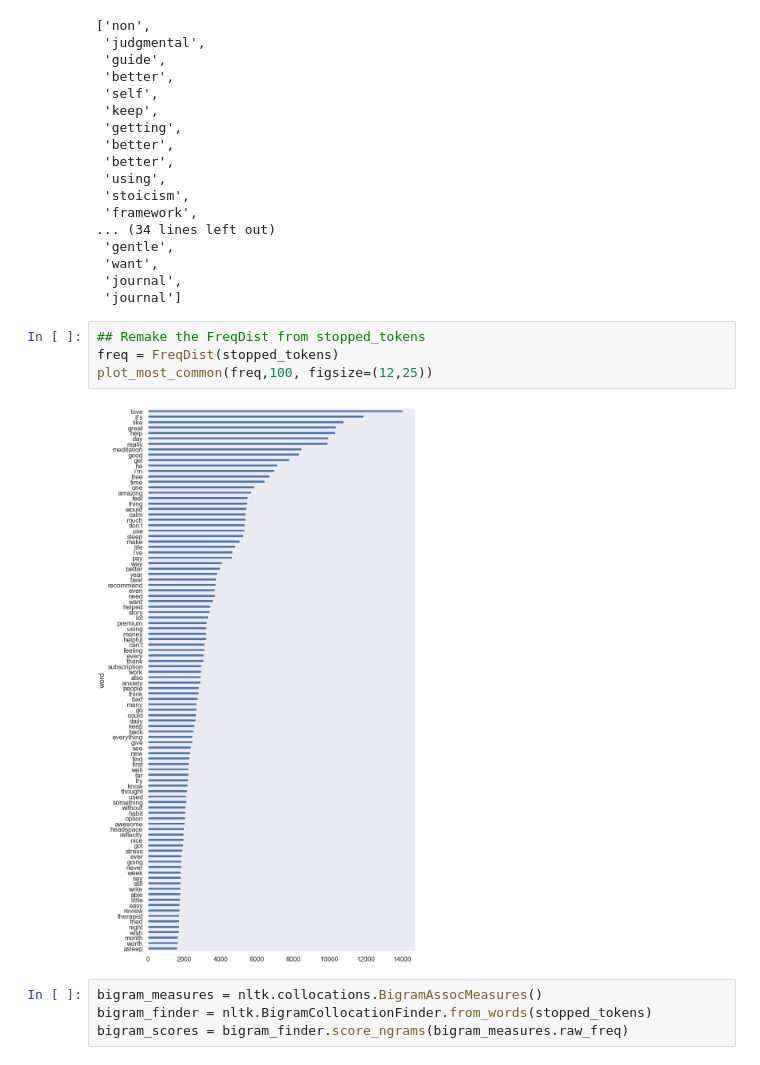
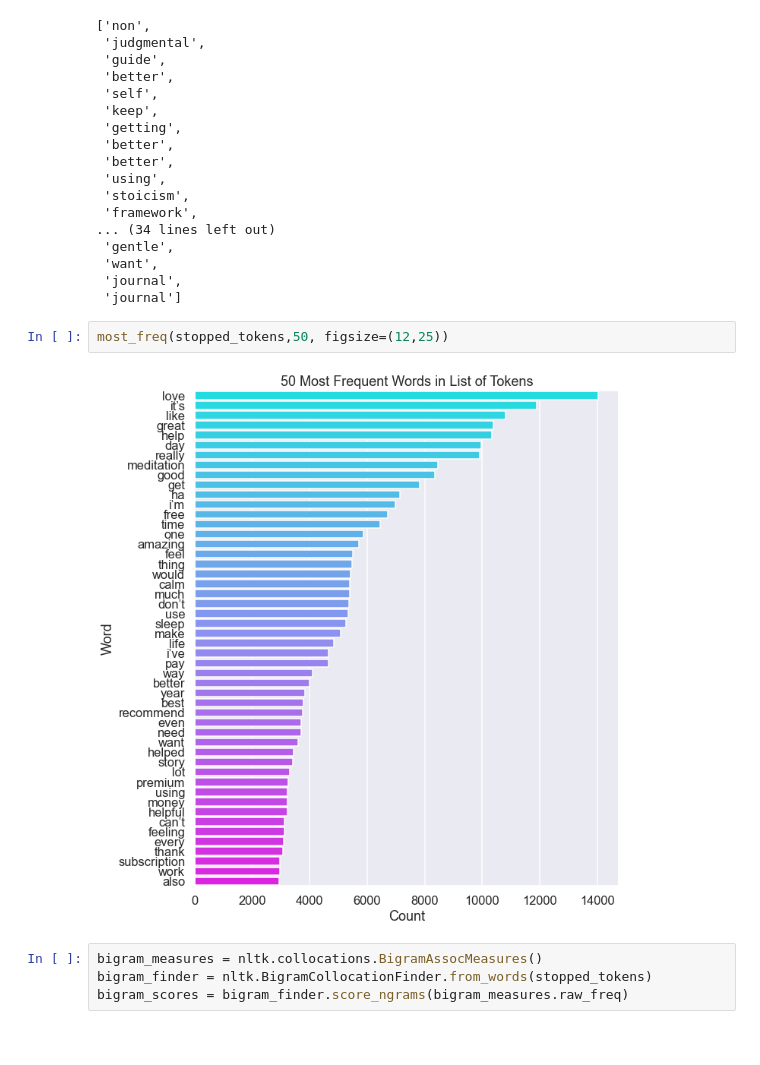
Before and after one commit to ds-leehanjin/app-reviews-nlp-sentiment-analysis, a Jupyter notebook: index_OSEMN_plus_mvp.ipynb, the cells around one changed output. Cells and saved outputs as stored; diff of their text form.

```diff
--- a/index_OSEMN_plus_mvp.ipynb
+++ b/index_OSEMN_plus_mvp.ipynb
@@ -790,12 +796,10 @@ stopped_tokens[:50]
  'want',
  'journal',
  'journal']
-# %%
-## Remake the FreqDist from stopped_tokens
-freq = FreqDist(stopped_tokens)
-plot_most_common(freq,100, figsize=(12,25))
-# %% [output]
-[figure, removed]
+# %%
+most_freq(stopped_tokens,50, figsize=(12,25))
+# %% [output]
+[figure, added]
 # %%
 bigram_measures = nltk.collocations.BigramAssocMeasures()
 bigram_finder = nltk.BigramCollocationFinder.from_words(stopped_tokens)
```
Also changed, not shown: parts of 20 cells of this notebook.
